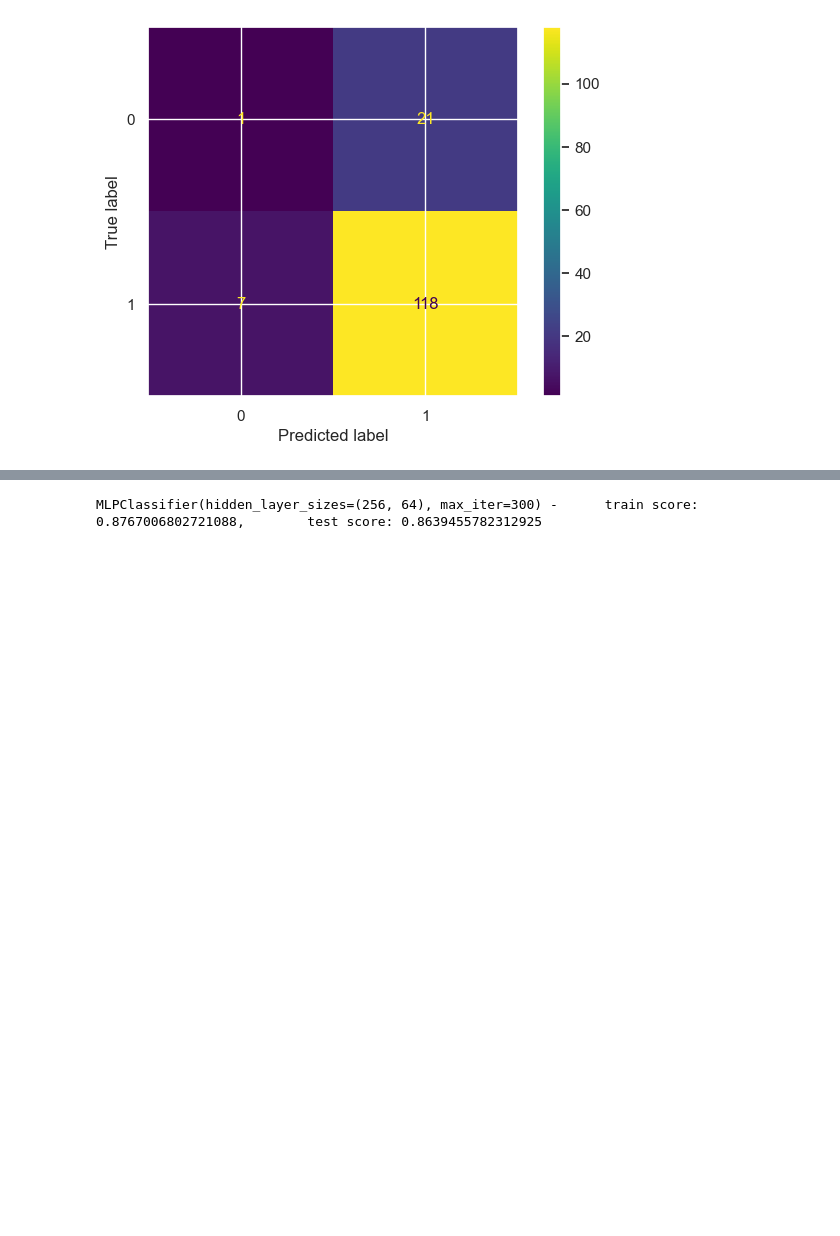
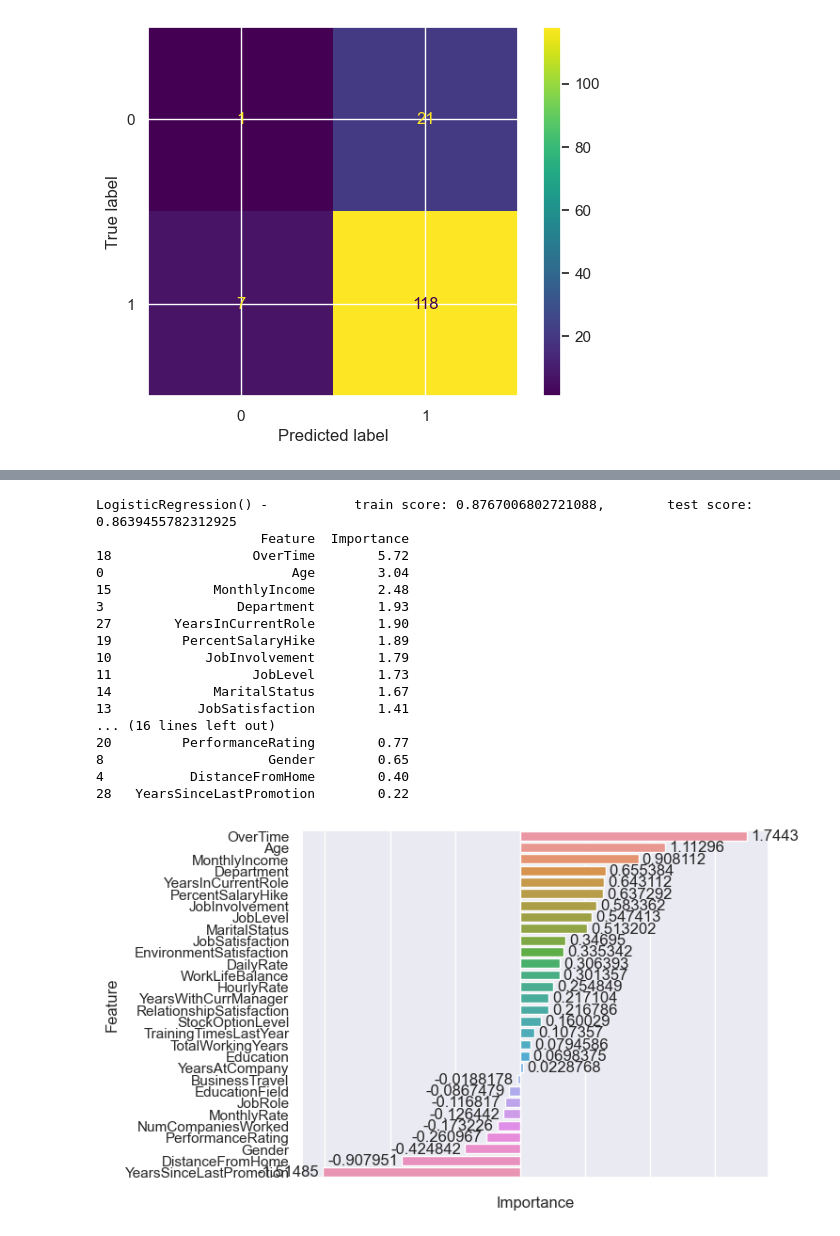
Before and after one commit to mnikolop/case2-IBM-HR, a Jupyter notebook: code/IBM-attrition.ipynb, the cells around one changed output, grey strips where cells are left out. Saved outputs shown, nothing was run; the diff lists cells and outputs as text; code cells hidden in the pictures; blank space fills up the shorter version.

```diff
--- a/code/IBM-attrition.ipynb
+++ b/code/IBM-attrition.ipynb
@@ -291,28 +285,46 @@ print('{} -  \t train score: {},\t test score: {}'.format(
 # %%
 # Logistic Regression
 
 lr = LogisticRegression()
 
 lr.fit(train_set, train_y)
 train_score = lr.score(train_set, train_y)
 test_score = lr.score(test_set, test_y)
 
 print('{} -  \t train score: {},\t test score: {}'.format(
-    classifier, train_score, test_score))
+    lr, train_score, test_score))
 
-# mnb_importances = mnb.feature_log_prob_
-# print(mnb_importances)
-# mnb_importances = pd.Series(
-#     mnb_importances, index=mnb.feature_names_in_).sort_values(ascending=False, inplace=True)
+lr_importances = pd.DataFrame(test_set.columns, columns=['Feature'])
+lr_importances["Importance"] = lr.coef_[0]
+lr_importances = lr_importances.sort_values(by='Importance', ascending=False)
+print(mnb_importances)
 
 
-# fig, ax = plt.subplots()
-# mnb_importances.plot.bar(ax=ax)
-# ax.set_title("Feature importances using MDI")
-# ax.set_ylabel("Mean decrease in impurity")
-# fig.tight_layout()
+fig = sns.barplot(data=lr_importances, x='Importance',
+                  y='Feature')
+fig.set_xticklabels(fig.get_xticklabels(), rotation=90,)
+for bars in fig.containers:
+    fig.bar_label(bars, padding=3)
+plt.show(fig)
 # %% [output]
-MLPClassifier(hidden_layer_sizes=(256, 64), max_iter=300) -      train score: 0.8767006802721088,        test score: 0.8639455782312925
+LogisticRegression() -           train score: 0.8767006802721088,        test score: 0.8639455782312925
+                     Feature  Importance
+18                  OverTime        5.72
+0                        Age        3.04
+15             MonthlyIncome        2.48
+3                 Department        1.93
+27        YearsInCurrentRole        1.90
+19         PercentSalaryHike        1.89
+10            JobInvolvement        1.79
+11                  JobLevel        1.73
+14             MaritalStatus        1.67
+13           JobSatisfaction        1.41
+... (16 lines left out)
+20         PerformanceRating        0.77
+8                     Gender        0.65
+4           DistanceFromHome        0.40
+28   YearsSinceLastPromotion        0.22
+[figure, added]
 # %%
 # Multi-layer Perceptron classifier (neural network)
 
```
Also changed, not shown: parts of 5 cells of this notebook, 2 other files.
